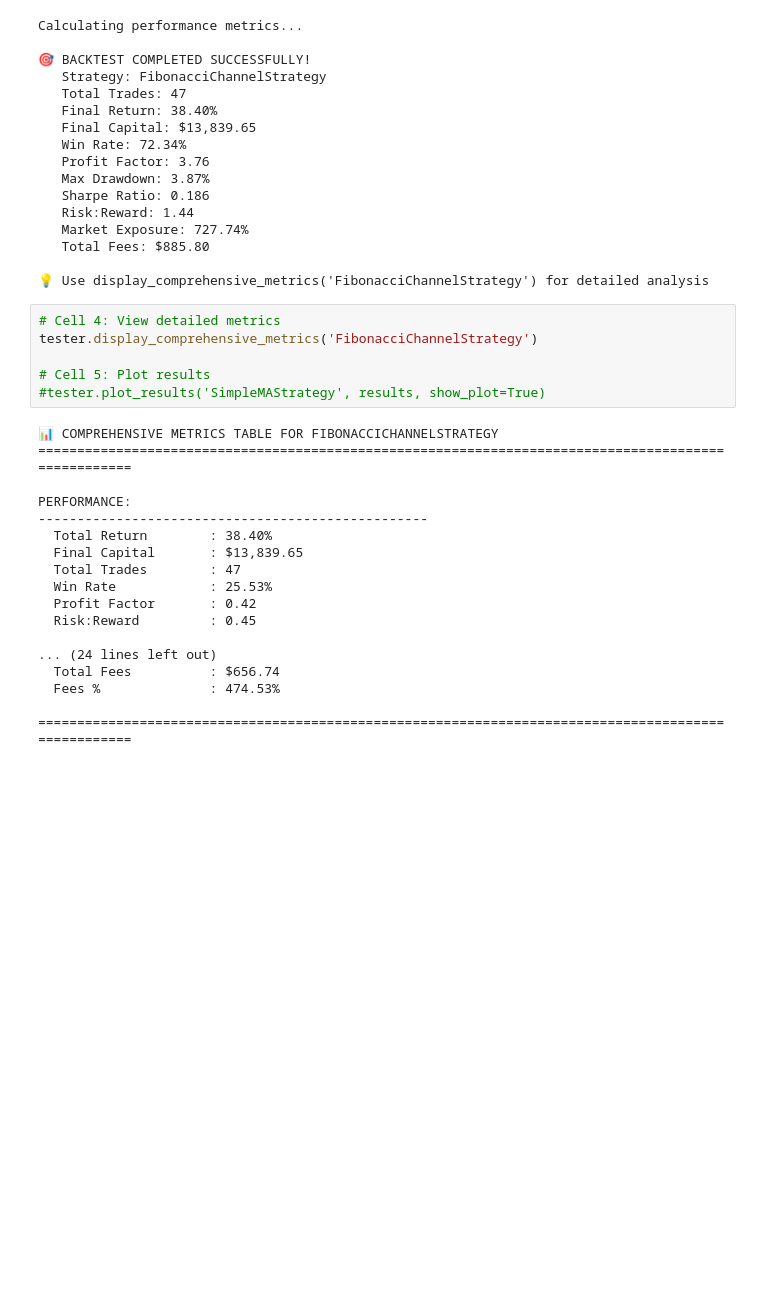
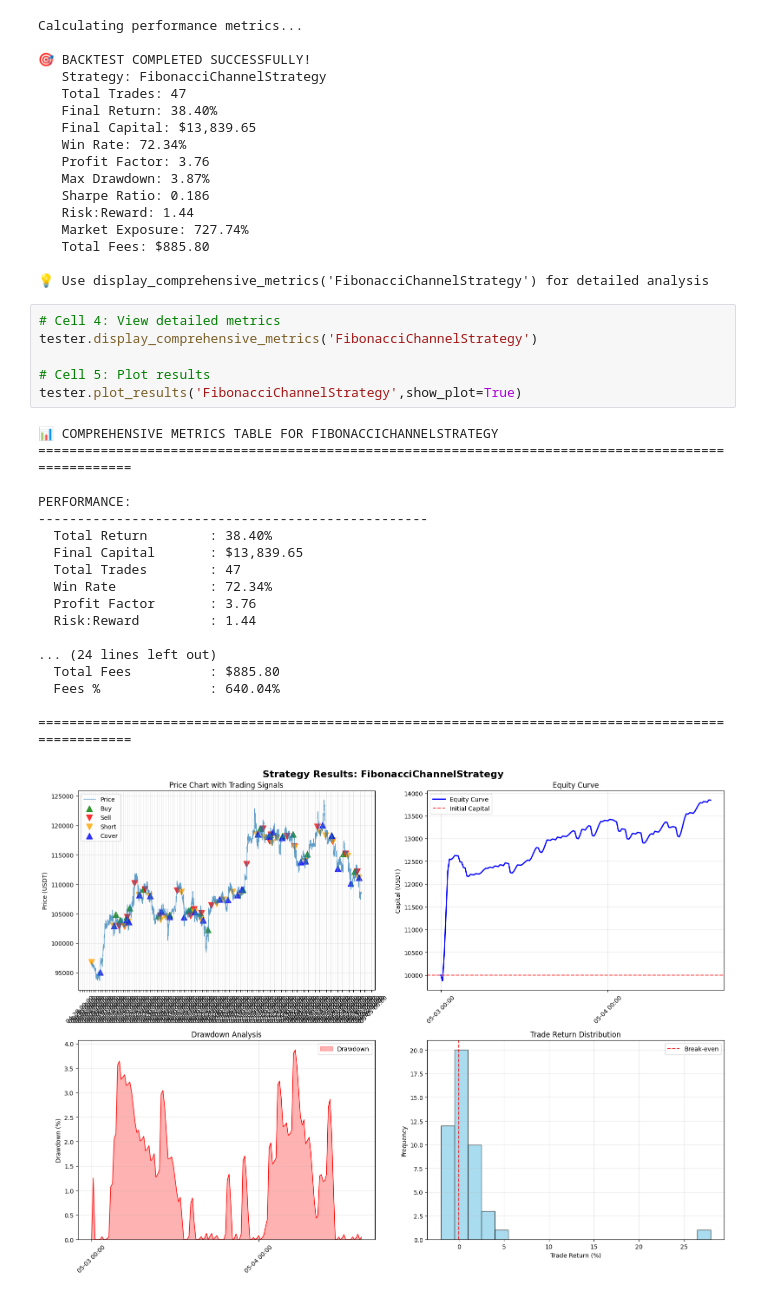
Before and after one commit to Gulleik/Trading-algo-tester, a Jupyter notebook: Stratergy_tester.ipynb, the cells around one changed output. Saved outputs shown, nothing was run; the diff lists cells and outputs as text; blank space fills up the shorter version.

Commit message:
add plotting

```diff
--- a/Stratergy_tester.ipynb
+++ b/Stratergy_tester.ipynb
@@ -68,24 +68,25 @@ Calculating performance metrics...
 # %%
 # Cell 4: View detailed metrics
 tester.display_comprehensive_metrics('FibonacciChannelStrategy')
 
 # Cell 5: Plot results
-#tester.plot_results('SimpleMAStrategy', results, show_plot=True)
+tester.plot_results('FibonacciChannelStrategy',show_plot=True)
 # %% [output]
 📊 COMPREHENSIVE METRICS TABLE FOR FIBONACCICHANNELSTRATEGY
 ====================================================================================================
 
 PERFORMANCE:
 --------------------------------------------------
   Total Return        : 38.40%
   Final Capital       : $13,839.65
   Total Trades        : 47
-  Win Rate            : 25.53%
-  Profit Factor       : 0.42
-  Risk:Reward         : 0.45
+  Win Rate            : 72.34%
+  Profit Factor       : 3.76
+  Risk:Reward         : 1.44
 
 ... (24 lines left out)
-  Total Fees          : $656.74
-  Fees %              : 474.53%
+  Total Fees          : $885.80
+  Fees %              : 640.04%
 
 ====================================================================================================
+[figure, added]
```
Also changed, not shown: 1 other file.
